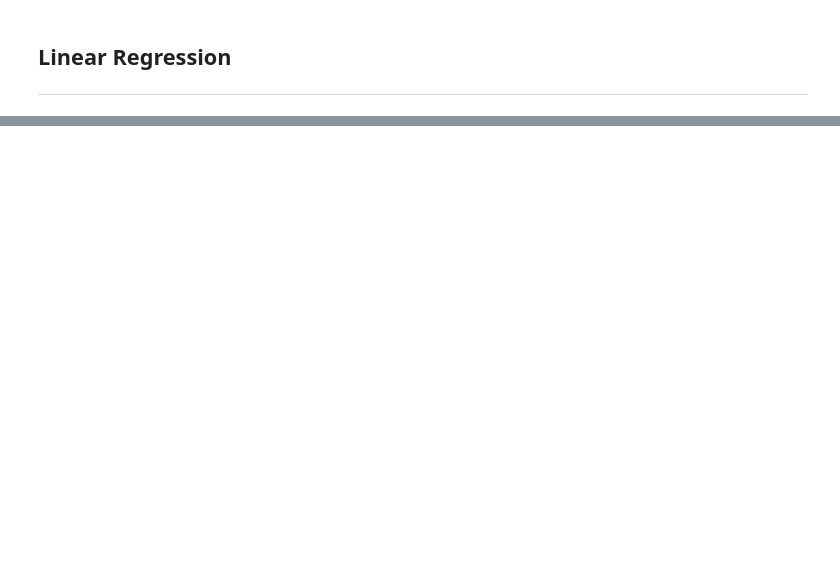
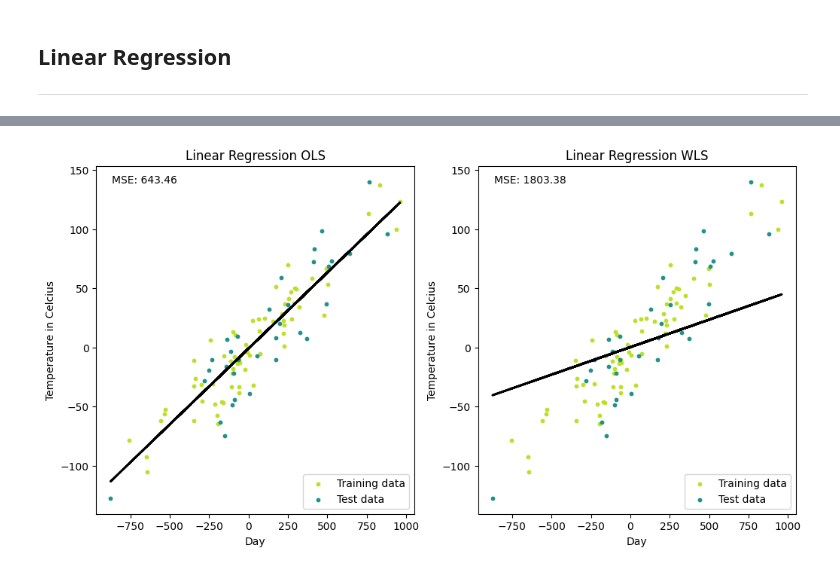
Before and after one commit to juan190199/ML-Zero-To-Hero, a Jupyter notebook: examples/linear_regression.ipynb, the cells around one changed output, grey strips where cells are left out. Saved outputs shown, nothing was run; the diff lists cells and outputs as text; code cells hidden in the pictures; blank space fills up the shorter version.

```diff
--- a/examples/linear_regression.ipynb
+++ b/examples/linear_regression.ipynb
@@ -60,0 +65,30 @@ plt.show()
+# %%
+y_pred_line_OLS = model_OLS.predict(X)
+y_pred_line_WLS = model_WLS.predict(X)
+# %%
+cmap = plt.get_cmap('viridis')
+fig, (ax1, ax2) = plt.subplots(1, 2, figsize=(12, 6))
+
+# OLS regression subplot
+m1 = ax1.scatter(366 * X_train, y_train, color=cmap(0.9), s=10)
+m2 = ax1.scatter(366 * X_test, y_test, color=cmap(0.5), s=10)
+ax1.plot(366 * X, y_pred_line_OLS, color='black', linewidth=2, label="Prediction")
+ax1.set_title("Linear Regression OLS")
+ax1.set_xlabel("Day")
+ax1.set_ylabel("Temperature in Celcius")
+ax1.legend((m1, m2), ("Training data", "Test data"), loc="lower right")
+ax1.text(0.05, 0.95, "MSE: %.2f" % mse_OLS, fontsize=10, transform=ax1.transAxes)
+
+# WLS regression subplot
+m1 = ax2.scatter(366 * X_train, y_train, color=cmap(0.9), s=10)
+m2 = ax2.scatter(366 * X_test, y_test, color=cmap(0.5), s=10)
+ax2.plot(366 * X, y_pred_line_WLS, color='black', linewidth=2, label="Prediction")
+ax2.set_title("Linear Regression WLS")
+ax2.set_xlabel("Day")
+ax2.set_ylabel("Temperature in Celcius")
+ax2.legend((m1, m2), ("Training data", "Test data"), loc="lower right")
+ax2.text(0.05, 0.95, "MSE: %.2f" % mse_WLS, fontsize=10, transform=ax2.transAxes)
+
+plt.show()
+# %% [output]
+[figure, added]
```
Also changed, not shown: parts of 9 cells of this notebook.
